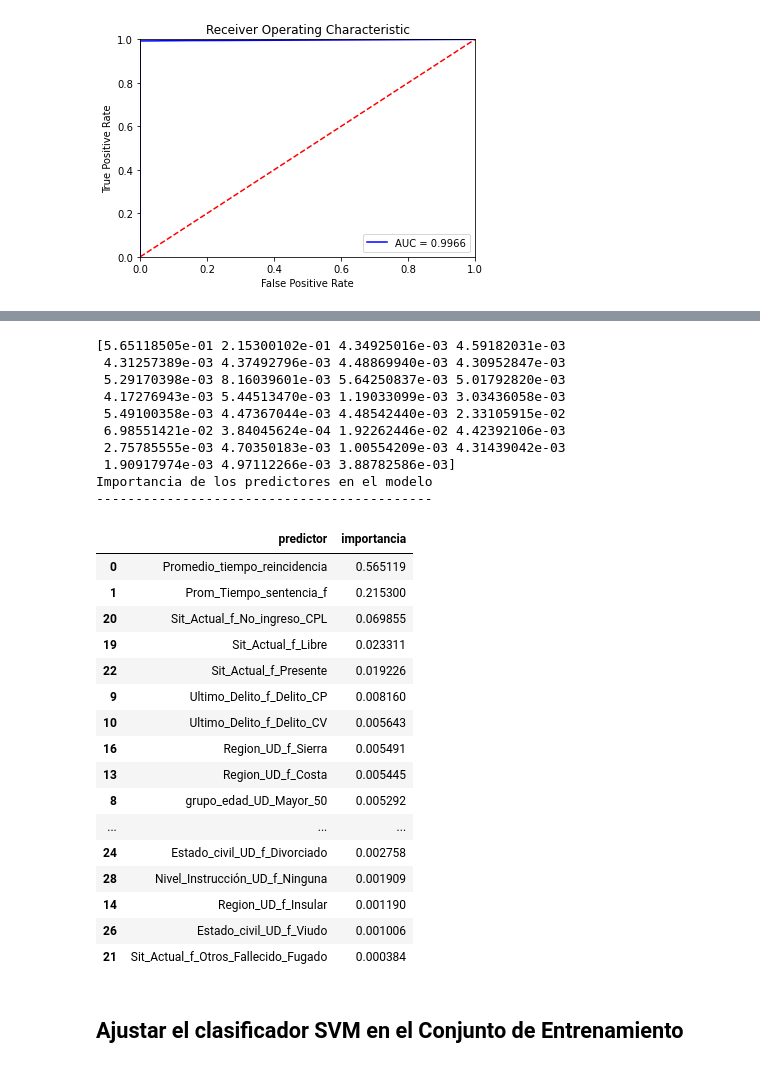
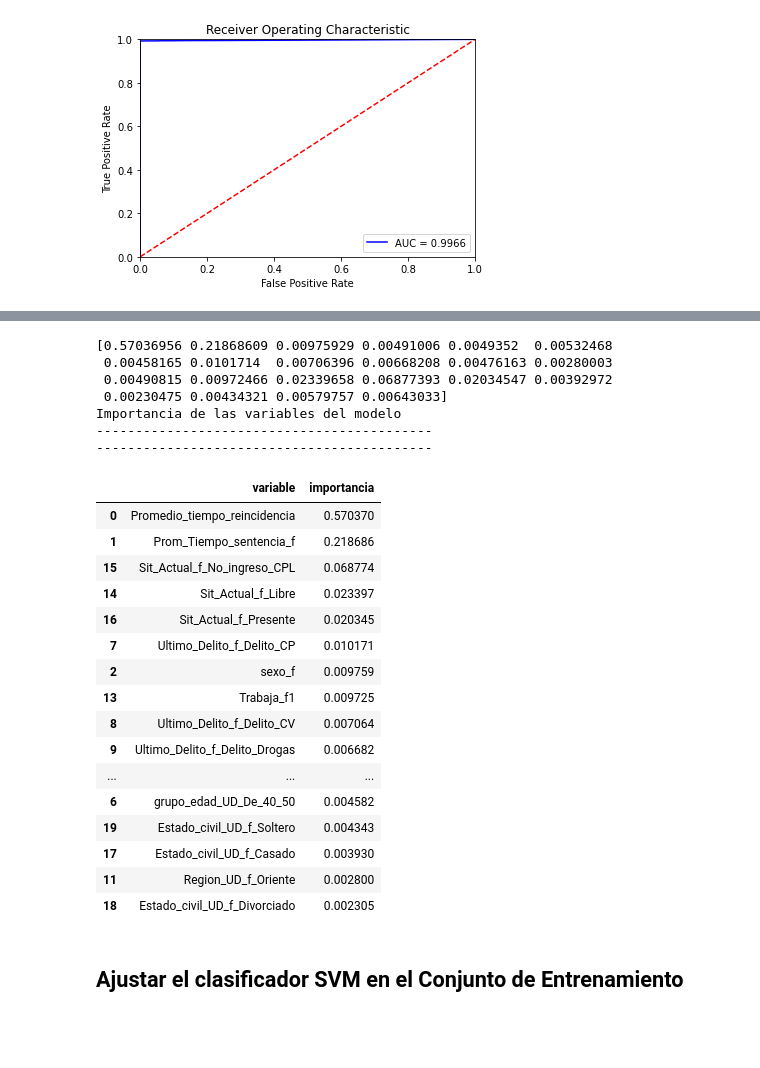
Before and after one commit to JennyTenisaca/Anexo_TFM, a Jupyter notebook: Notebook Jupiter/Modelos - ROSE-OVER.ipynb, the cells around one changed output, grey strips where cells are left out. Cells and saved outputs as stored; diff of their text form; code cells hidden in the pictures; blank space fills up the shorter version.

```diff
--- a/Notebook Jupiter/Modelos - ROSE-OVER.ipynb
+++ b/Notebook Jupiter/Modelos - ROSE-OVER.ipynb
@@ -15,16 +15,16 @@ import pandas as pd
 Cargar conjuntos de entrenamiento balanceados (4 métodos) y conjunto de test. (los conjuntos de entrenamiento y test fueron dividimos en 80% y 20%)
 # %%
 #data entrenamiento balanceado con ROSE-OVER
-data_train_bal = pd.read_csv('Data_train_Rose_Over_.csv', encoding='latin-1',sep=';')
+data_train_bal = pd.read_csv('Data_train_Rose_Over_ c.csv', encoding='latin-1',sep=';')
 # 80% de la data completa
 # %%
 #data test
 data_test = pd.read_csv('Data_test.csv',sep=';')
 # 20% de la data completa
 # %%
-X_train=data_train_bal.iloc[:,1:32].values
+X_train=data_train_bal.iloc[:,1:23].values
 y_train=data_train_bal.iloc[:,0].values
-X_test=data_test.iloc[:,1:32].values
+X_test=data_test.iloc[:,1:23].values
 y_test=data_test.iloc[:,0].values
 # %% [markdown]
 ## Ajustar el clasificador Random Forest en el Conjunto de Entrenamiento
@@ -104,52 +106,53 @@ plt.show()
 # %%
 from sklearn.ensemble import ExtraTreesClassifier
-#Para obtener la importancia de cada variable inicializamos el  ExtraTreesClassifier
-model_imp = ExtraTreesClassifier()
+#Para obtener la importancia de cada variable se inicializa el  ExtraTreesClassifier
+X_train=data_train_bal.iloc[:,1:23]
+y_train=data_train_bal.iloc[:,0]
 
-#Ajustamos el modelo
-model_imp.fit(X_train, y_train)
+model_RF_imp = ExtraTreesClassifier(n_estimators = 100, n_jobs=2, criterion = "gini", random_state = 123)
 
-#Pedimos que nos muestre la importancia de cada variable
-print(model_imp.feature_importances_)
+#Ajustar el modelo
+model_RF_imp.fit(X_train, y_train)
 
-#Si queremos ver todas las variables en caso de ser muchas, mejor usar el comando «list»
-list(model_imp.feature_importances_)
+#Imprimir la importancia de cada variable
+print(clas_rndforest.feature_importances_)
+
+#Imprimir junto a los nombres de las variables
+list(clas_rndforest.feature_importances_)
 import pandas as pd
 importancia_predictores = pd.DataFrame(
-                            {'predictor': X_train.columns,
-                             'importancia': model_imp.feature_importances_}
+                            {'variable': X_train.columns,
+                             'importancia': clas_rndforest.feature_importances_}
                             )
-print("Importancia de los predictores en el modelo")
+print("Importancia de las variables del modelo")
+print("-------------------------------------------")
 print("-------------------------------------------")
 importancia_predictores.sort_values('importancia', ascending=False)
 # %% [output]
-[5.65118505e-01 2.15300102e-01 4.34925016e-03 4.59182031e-03
- 4.31257389e-03 4.37492796e-03 4.48869940e-03 4.30952847e-03
- 5.29170398e-03 8.16039601e-03 5.64250837e-03 5.01792820e-03
- 4.17276943e-03 5.44513470e-03 1.19033099e-03 3.03436058e-03
- 5.49100358e-03 4.47367044e-03 4.48542440e-03 2.33105915e-02
- 6.98551421e-02 3.84045624e-04 1.92262446e-02 4.42392106e-03
- 2.75785555e-03 4.70350183e-03 1.00554209e-03 4.31439042e-03
- 1.90917974e-03 4.97112266e-03 3.88782586e-03]
-Importancia de los predictores en el modelo
+[0.57036956 0.21868609 0.00975929 0.00491006 0.0049352  0.00532468
+ 0.00458165 0.0101714  0.00706396 0.00668208 0.00476163 0.00280003
+ 0.00490815 0.00972466 0.02339658 0.06877393 0.02034547 0.00392972
+ 0.00230475 0.00434321 0.00579757 0.00643033]
+Importancia de las variables del modelo
 -------------------------------------------
+-------------------------------------------
-|  | predictor | importancia |
-| 0 | Promedio_tiempo_reincidencia | 0.565119 |
-| 1 | Prom_Tiempo_sentencia_f | 0.215300 |
-| 20 | Sit_Actual_f_No_ingreso_CPL | 0.069855 |
-| 19 | Sit_Actual_f_Libre | 0.023311 |
-| 22 | Sit_Actual_f_Presente | 0.019226 |
-| 9 | Ultimo_Delito_f_Delito_CP | 0.008160 |
-| 10 | Ultimo_Delito_f_Delito_CV | 0.005643 |
-| 16 | Region_UD_f_Sierra | 0.005491 |
-| 13 | Region_UD_f_Costa | 0.005445 |
-| 8 | grupo_edad_UD_Mayor_50 | 0.005292 |
+|  | variable | importancia |
+| 0 | Promedio_tiempo_reincidencia | 0.570370 |
+| 1 | Prom_Tiempo_sentencia_f | 0.218686 |
+| 15 | Sit_Actual_f_No_ingreso_CPL | 0.068774 |
+| 14 | Sit_Actual_f_Libre | 0.023397 |
+| 16 | Sit_Actual_f_Presente | 0.020345 |
+| 7 | Ultimo_Delito_f_Delito_CP | 0.010171 |
+| 2 | sexo_f | 0.009759 |
+| 13 | Trabaja_f1 | 0.009725 |
+| 8 | Ultimo_Delito_f_Delito_CV | 0.007064 |
+| 9 | Ultimo_Delito_f_Delito_Drogas | 0.006682 |
 | ... | ... | ... |
-| 24 | Estado_civil_UD_f_Divorciado | 0.002758 |
-| 28 | Nivel_Instrucción_UD_f_Ninguna | 0.001909 |
-| 14 | Region_UD_f_Insular | 0.001190 |
-| 26 | Estado_civil_UD_f_Viudo | 0.001006 |
-| 21 | Sit_Actual_f_Otros_Fallecido_Fugado | 0.000384 |
+| 6 | grupo_edad_UD_De_40_50 | 0.004582 |
+| 19 | Estado_civil_UD_f_Soltero | 0.004343 |
+| 17 | Estado_civil_UD_f_Casado | 0.003930 |
+| 11 | Region_UD_f_Oriente | 0.002800 |
+| 18 | Estado_civil_UD_f_Divorciado | 0.002305 |
 # %% [markdown]
 ## Ajustar el clasificador SVM en el Conjunto de Entrenamiento
 # %%
```
Also changed, not shown: parts of 4 cells of this notebook, 8 other files.
